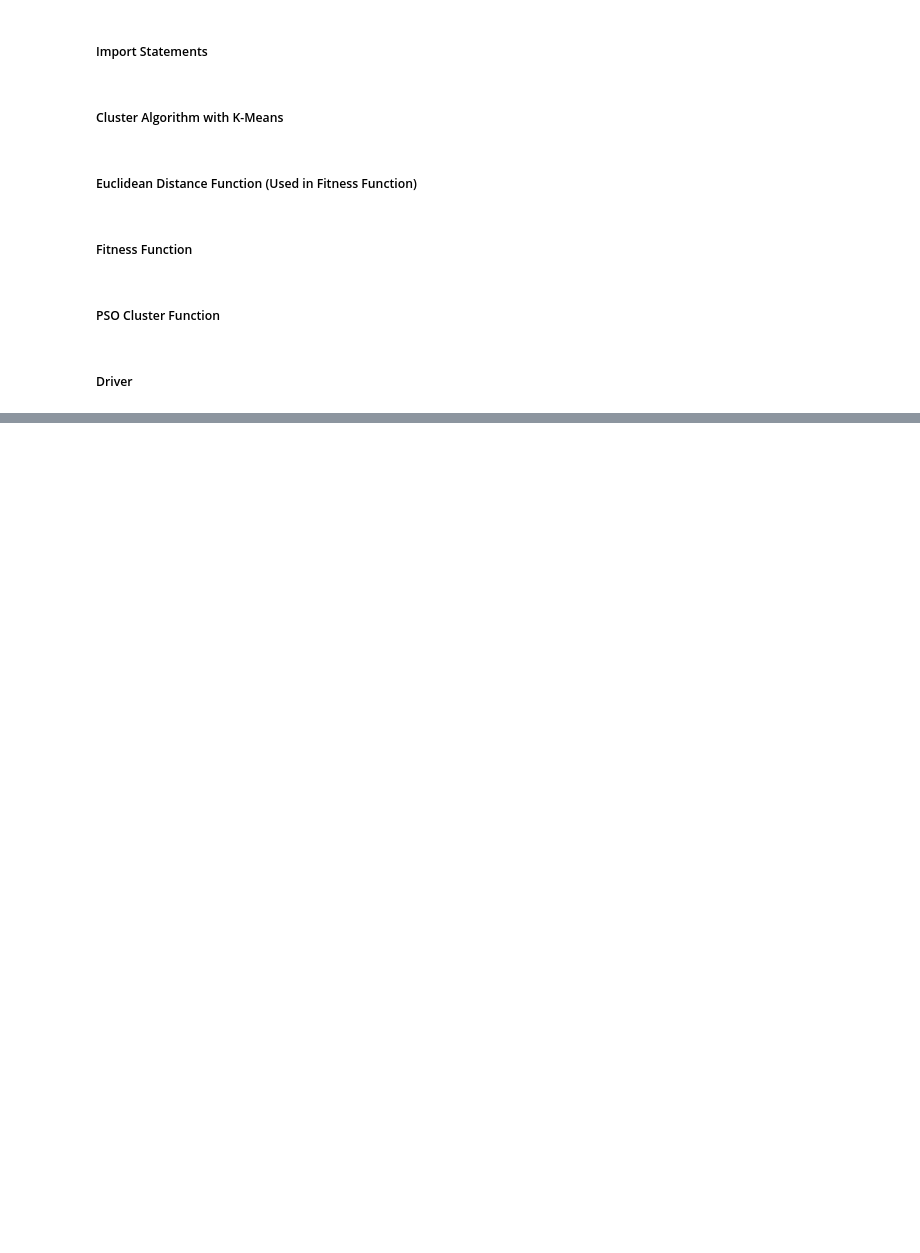
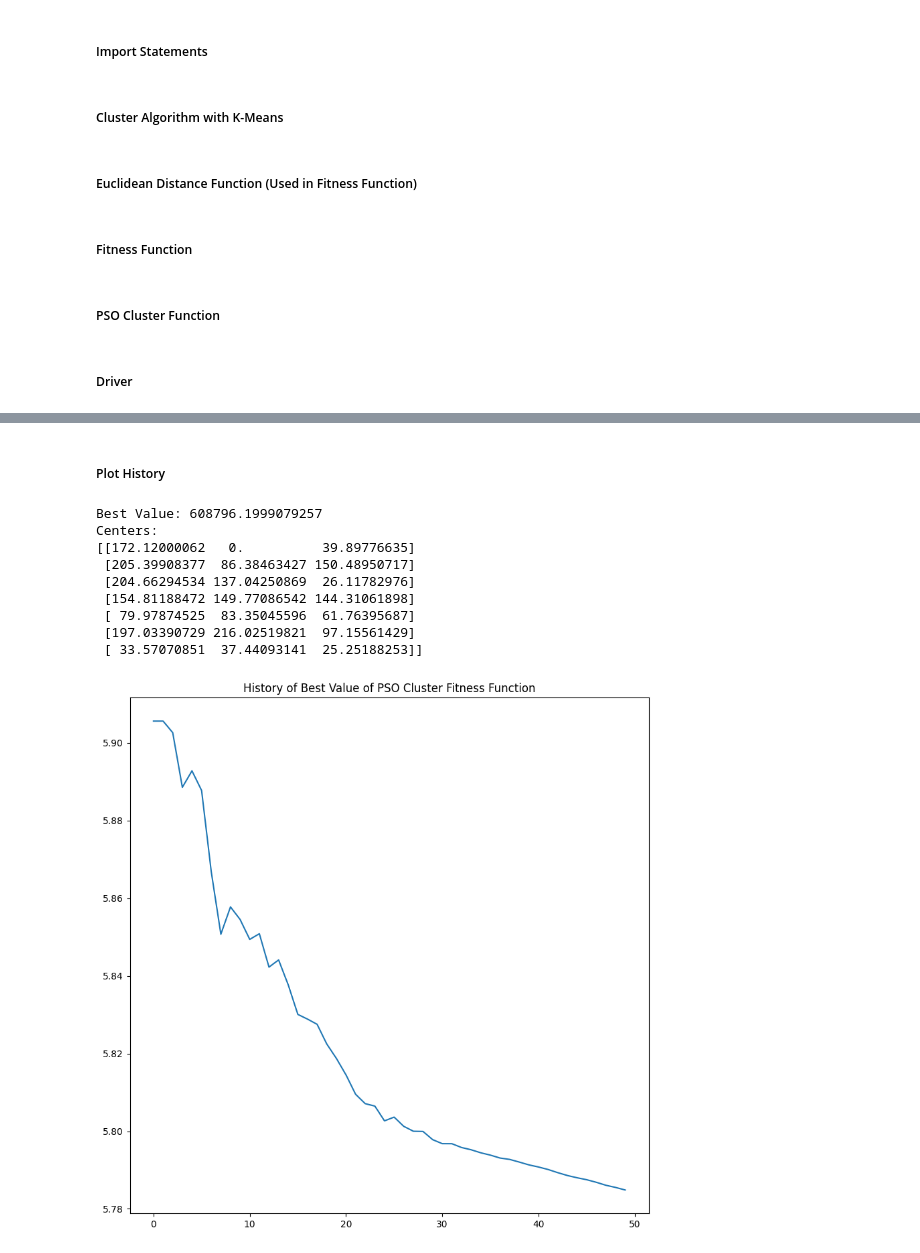
Before and after one commit to amirali022/pso, a Jupyter notebook: pso_cluster.ipynb, the cells around one changed output, grey strips where cells are left out. Cells and saved outputs as stored; diff of their text form; code cells hidden in the pictures; blank space fills up the shorter version.

```diff
--- a/pso_cluster.ipynb
+++ b/pso_cluster.ipynb
@@ -208,0 +203,21 @@ plt.show()
+# %% [markdown]
+##### Plot History
+# %%
+print( f"Best Value: { fgbest}")
+print( f"Centers:\n{ centers}")
+
+plt.figure( figsize=( 10, 10))
+plt.title( "History of Best Value of PSO Cluster Fitness Function")
+plt.plot( np.log10( history))
+plt.show()
+# %% [output]
+Best Value: 608796.1999079257
+Centers:
+[[172.12000062   0.          39.89776635]
+ [205.39908377  86.38463427 150.48950717]
+ [204.66294534 137.04250869  26.11782976]
+ [154.81188472 149.77086542 144.31061898]
+ [ 79.97874525  83.35045596  61.76395687]
+ [197.03390729 216.02519821  97.15561429]
+ [ 33.57070851  37.44093141  25.25188253]]
+[figure, added]
```
Also changed, not shown: parts of 2 cells of this notebook.
